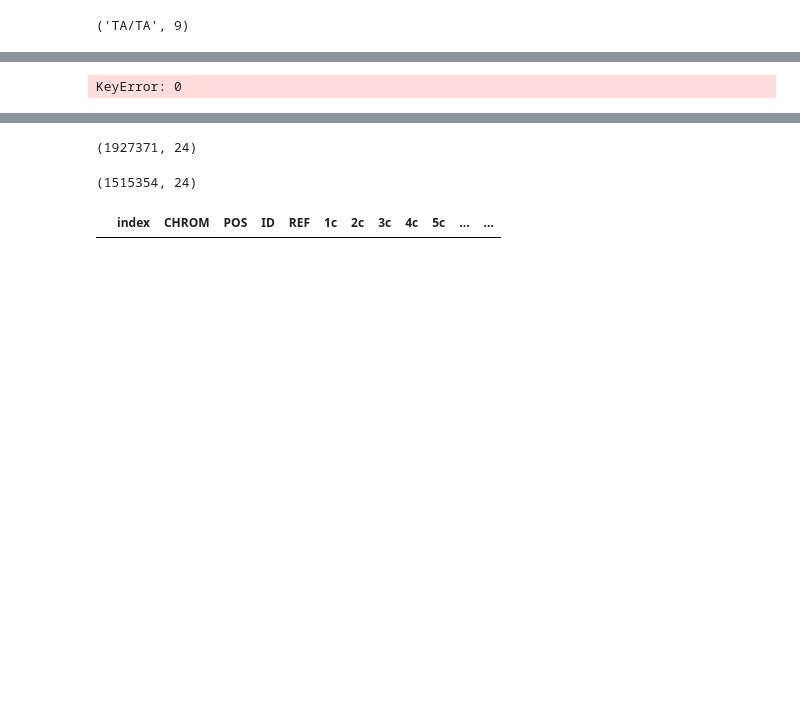
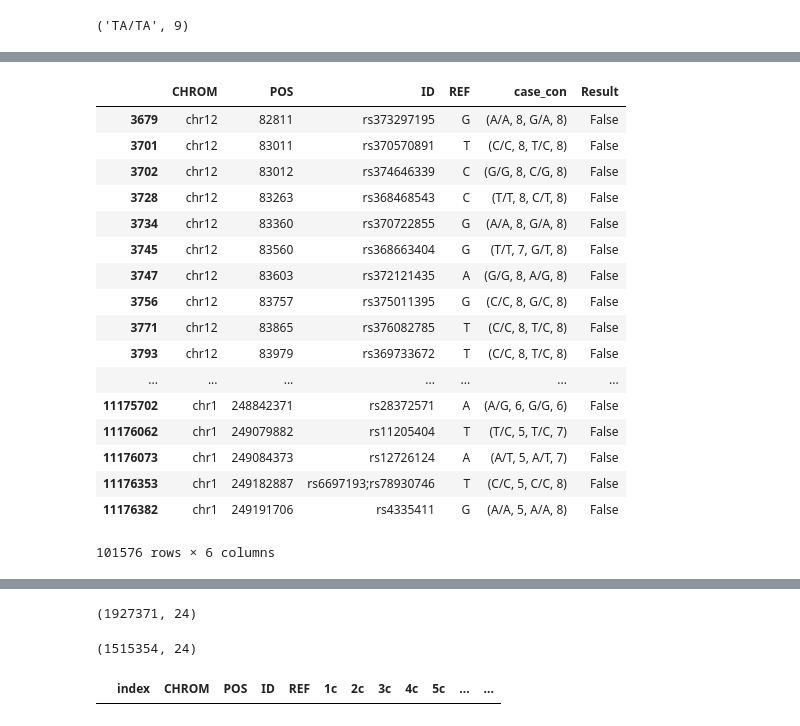
Before and after one commit to krishdb38/Bio_python, a Jupyter notebook: case_control.ipynb, the cells around one changed output, grey strips where cells are left out. Drawn from its saved outputs; the diff is of its cells as text; code cells hidden in the pictures; blank space fills up the shorter version.

```diff
--- a/case_control.ipynb
+++ b/case_control.ipynb
@@ -197,7 +194,3 @@ df1 = df1.iloc[:,[0,1,2,3,8]]
 #case_max first is same and both repeating is greater than 2 (No need to Compare upto 80 % same data)
 # all rows and col6 for case _ max and Column 7 for Column Max and also [0][0] is for SNP and [0][1] is for Number Repeting\
 #list(df1.iloc[:,6])[0][0][1]
-# %%
-df1.head(2)
-df1['Result'] = np.where((df1['case_max'] >= df['two']) & (df['one'] <= df['three'])
-                     , df['one'], np.nan)
@@ -208,6 +199,28 @@ df1['Result'] = np.where((df1['case_max'] >= df['two']) & (df['one'] <= df['thre
+# %%
+l[0]==l[2]
+df1["Result"] = df1["case_con"].apply(lambda x : True if((x[0]==x[2])&(x[1]>5)&(x[3]>5)) else False)
+# %%
+df1[df1["Result"]==False]
+# %% [output]
+|  | CHROM | POS | ID | REF | case_con | Result |
+| 3679 | chr12 | 82811 | rs373297195 | G | (A/A, 8, G/A, 8) | False |
+| 3701 | chr12 | 83011 | rs370570891 | T | (C/C, 8, T/C, 8) | False |
+| 3702 | chr12 | 83012 | rs374646339 | C | (G/G, 8, C/G, 8) | False |
+| 3728 | chr12 | 83263 | rs368468543 | C | (T/T, 8, C/T, 8) | False |
+| 3734 | chr12 | 83360 | rs370722855 | G | (A/A, 8, G/A, 8) | False |
+| 3745 | chr12 | 83560 | rs368663404 | G | (T/T, 7, G/T, 8) | False |
+| 3747 | chr12 | 83603 | rs372121435 | A | (G/G, 8, A/G, 8) | False |
+| 3756 | chr12 | 83757 | rs375011395 | G | (C/C, 8, G/C, 8) | False |
+| 3771 | chr12 | 83865 | rs376082785 | T | (C/C, 8, T/C, 8) | False |
+| 3793 | chr12 | 83979 | rs369733672 | T | (C/C, 8, T/C, 8) | False |
+| ... | ... | ... | ... | ... | ... | ... |
+| 11175702 | chr1 | 248842371 | rs28372571 | A | (A/G, 6, G/G, 6) | False |
+| 11176062 | chr1 | 249079882 | rs11205404 | T | (T/C, 5, T/C, 7) | False |
+| 11176073 | chr1 | 249084373 | rs12726124 | A | (A/T, 5, A/T, 7) | False |
+| 11176353 | chr1 | 249182887 | rs6697193;rs78930746 | T | (C/C, 5, C/C, 8) | False |
+| 11176382 | chr1 | 249191706 | rs4335411 | G | (A/A, 5, A/A, 8) | False |
+101576 rows × 6 columns
 # %%
 #list(test["case_max"])[0][0][0] == list(test["control_max"])[0][0][0]
 #df1.case_max[0][0][1]
-df1.iloc[:,6]
+#df1.iloc[:,6]
-# %% [output]
-KeyError: 0
```
Also changed, not shown: parts of 14 cells of this notebook, 50 other files.
